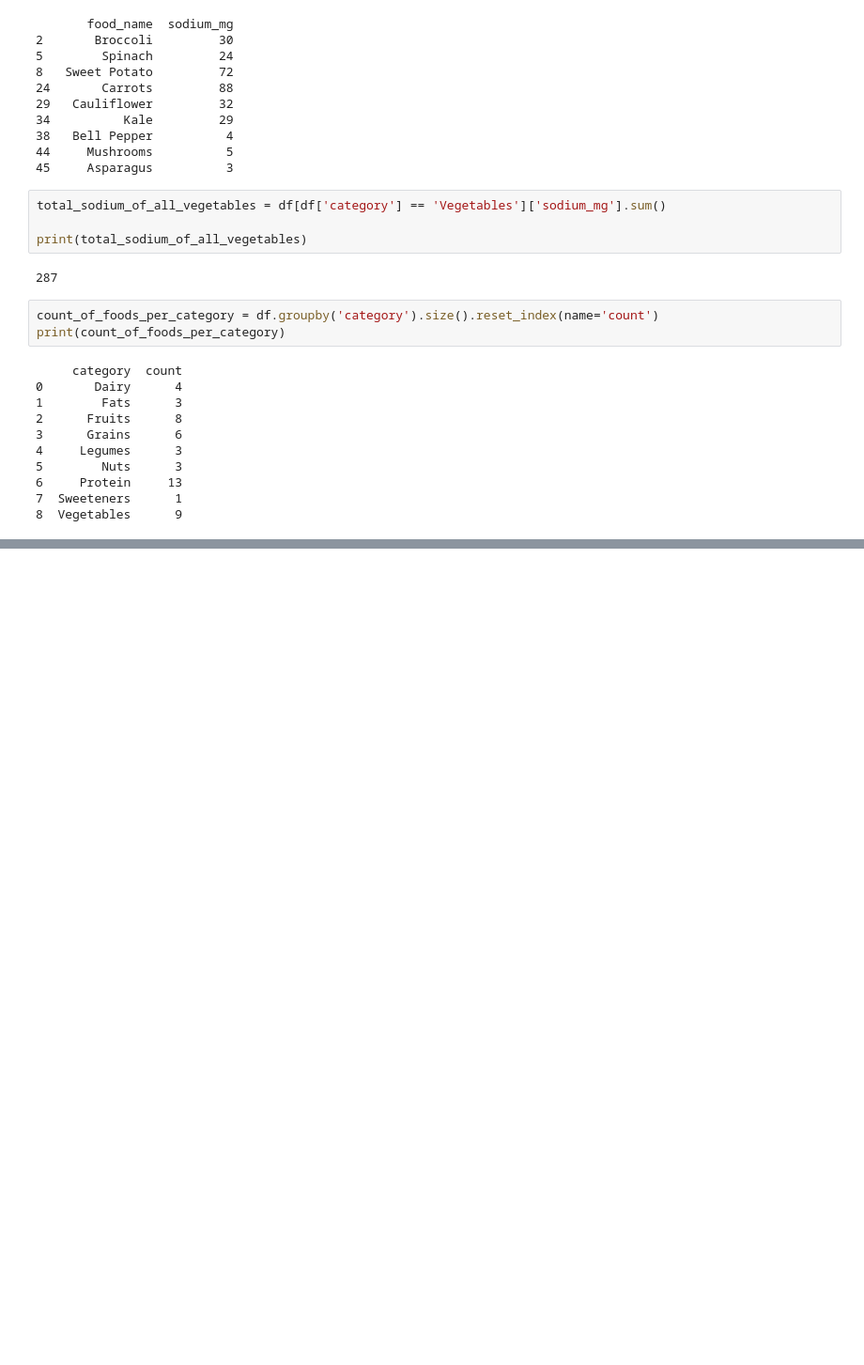
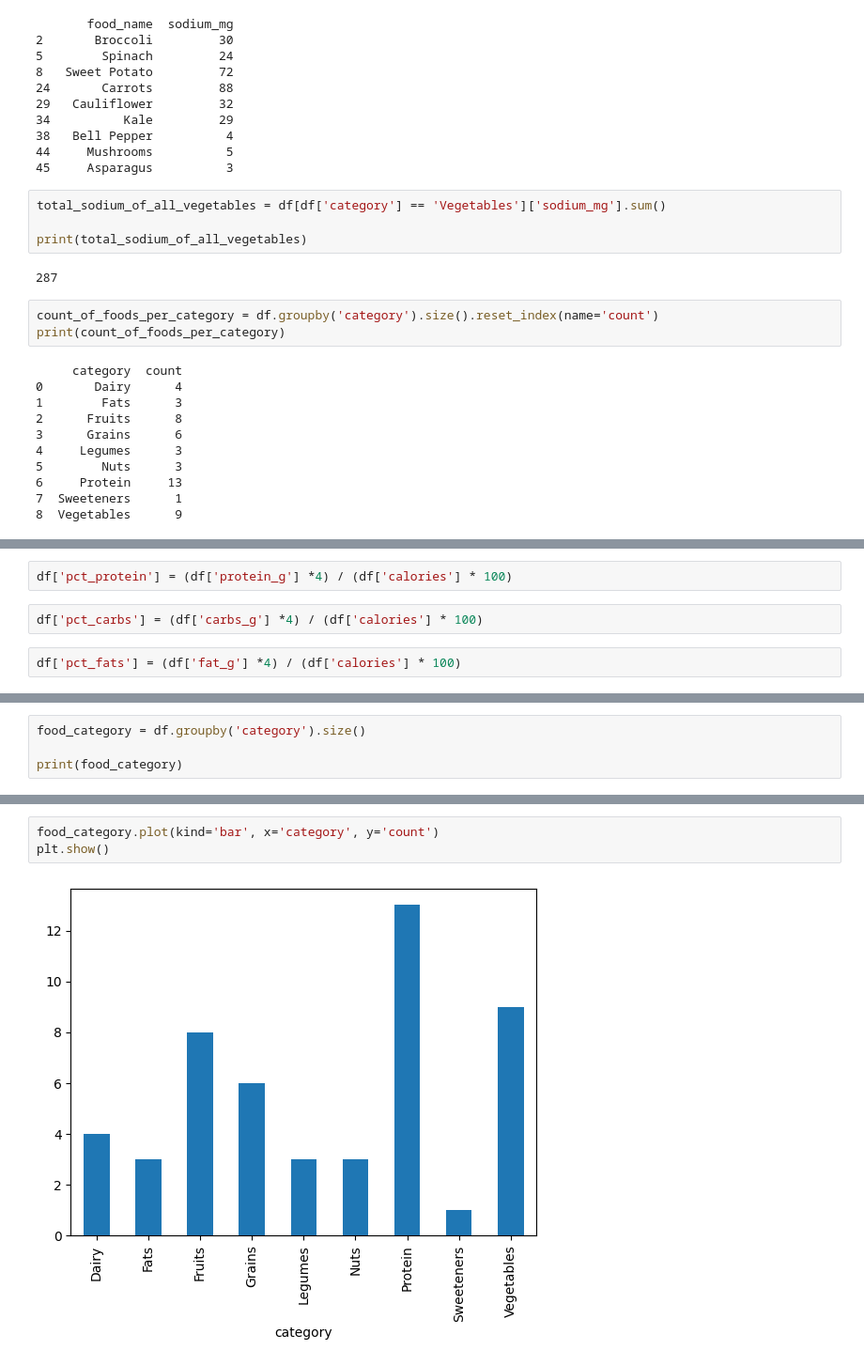
Before and after one commit to francisganapin/Practice_DataScience, a Jupyter notebook: day33/nutrition.ipynb, the cells around one changed output, grey strips where cells are left out. Shown at 94% size. Drawn from its saved outputs; the diff is of its cells as text; blank space fills up the shorter version.

```diff
--- a/day33/nutrition.ipynb
+++ b/day33/nutrition.ipynb
@@ -112,0 +146,6 @@ NameError: name 'sugar_g' is not defined
+# %%
+df['pct_protein'] = (df['protein_g'] *4) / (df['calories'] * 100)
+# %%
+df['pct_carbs'] = (df['carbs_g'] *4) / (df['calories'] * 100)
+# %%
+df['pct_fats'] = (df['fat_g'] *4) / (df['calories'] * 100)
@@ -112,0 +288,4 @@ NameError: name 'sugar_g' is not defined
+# %%
+food_category = df.groupby('category').size()
+
+print(food_category)
@@ -112,0 +304,5 @@ NameError: name 'sugar_g' is not defined
+# %%
+food_category.plot(kind='bar', x='category', y='count')
+plt.show()
+# %% [output]
+[figure, added]
```
Also changed, not shown: parts of 17 cells of this notebook, 2 other files.
